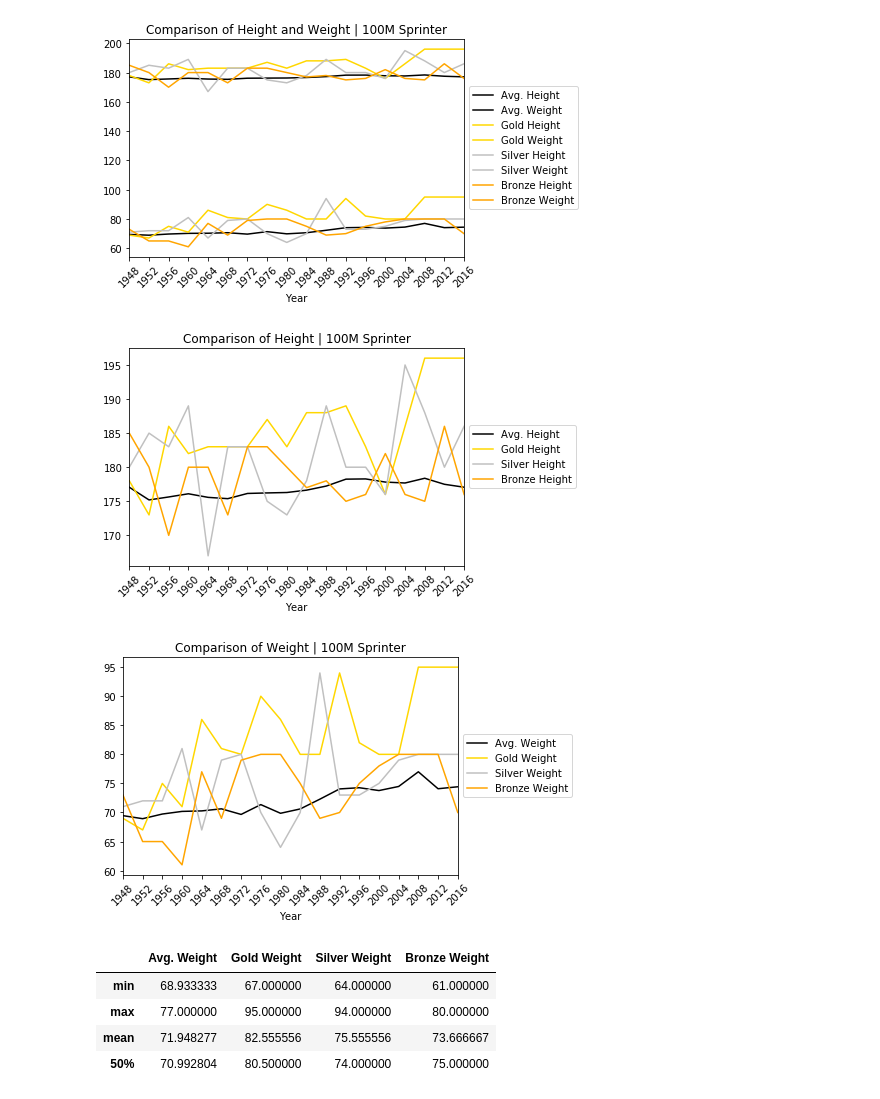
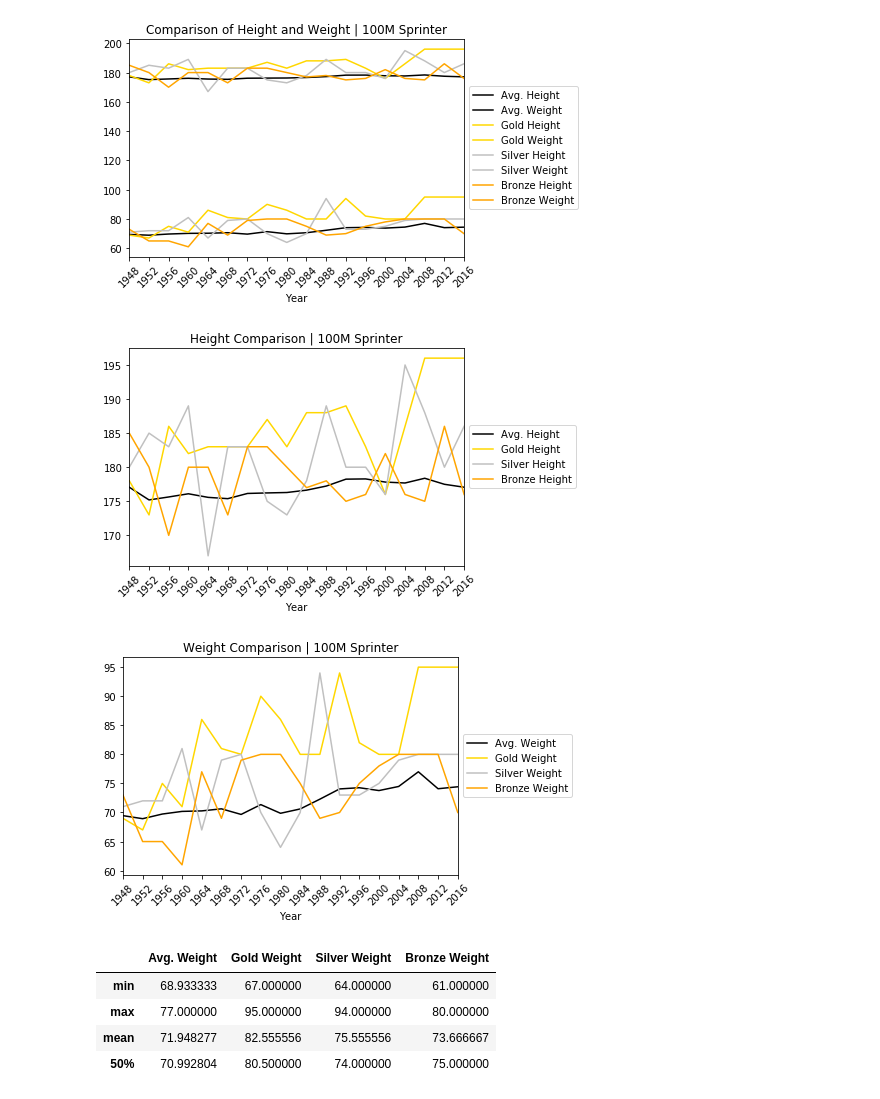
Before and after one commit to tysorensen/project1-group1, a Jupyter notebook: olympic_data.ipynb, the cells around one changed output. Drawn from its saved outputs; the diff is of its cells as text; code cells hidden in the pictures.

```diff
--- a/olympic_data.ipynb
+++ b/olympic_data.ipynb
@@ -440,34 +440,34 @@ plt.show()
 # %%
 average_gold_silver_bronze_height = average_gold_silver_bronze_rename.drop(columns=['Avg. Weight',
                                                                                    'Gold Weight',
                                                                                    'Silver Weight',
                                                                                     'Bronze Weight'])
 average_gold_silver_bronze_height
 
 average_gold_silver_bronze_weight = average_gold_silver_bronze_rename.drop(columns=['Avg. Height',
                                                                                    'Gold Height',
                                                                                    'Silver Height',
                                                                                     'Bronze Height'])
 
-average_gold_silver_bronze_height.plot(title = "Comparison of Height | 100M Sprinter",
+average_gold_silver_bronze_height.plot(title = "Height Comparison | 100M Sprinter",
                                        xticks=average_gold_silver_bronze_rename.index, rot=45, color=['Black',
                                                                                                       'Gold',
                                                                                                       'Silver',
                                                                                                       'Orange'])
 
 plt.legend(loc='center left', bbox_to_anchor=(1.0, 0.5))
 
-average_gold_silver_bronze_weight.plot(title = "Comparison of Weight | 100M Sprinter",
+average_gold_silver_bronze_weight.plot(title = "Weight Comparison | 100M Sprinter",
                                        xticks=average_gold_silver_bronze_rename.index, rot=45, color=['Black',
                                                                                                       'Gold',
                                                                                                       'Silver',
                                                                                                       'Orange'])
 plt.legend(loc='center left', bbox_to_anchor=(1.0, 0.5))
 
 plt.show()
 # %% [output]
-[figure, old version]
+[figure, new version]
-[figure, old version]
+[figure, new version]
 # %%
 numerical_columns = [col for col in average_gold_silver_bronze_weight.columns if
                      (average_gold_silver_bronze_weight[col].dtype=='int64' or
```
Also changed, not shown: parts of 1 cell of this notebook.
